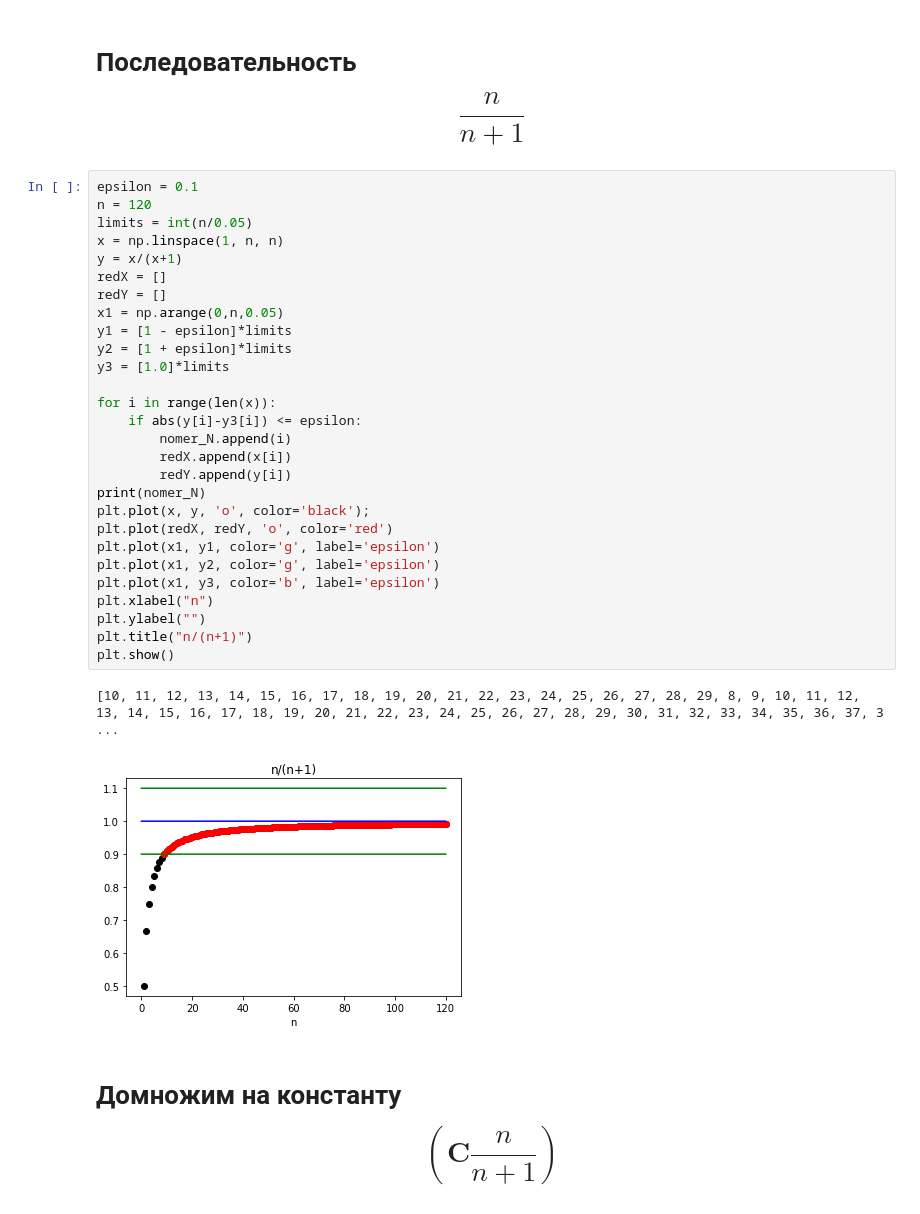
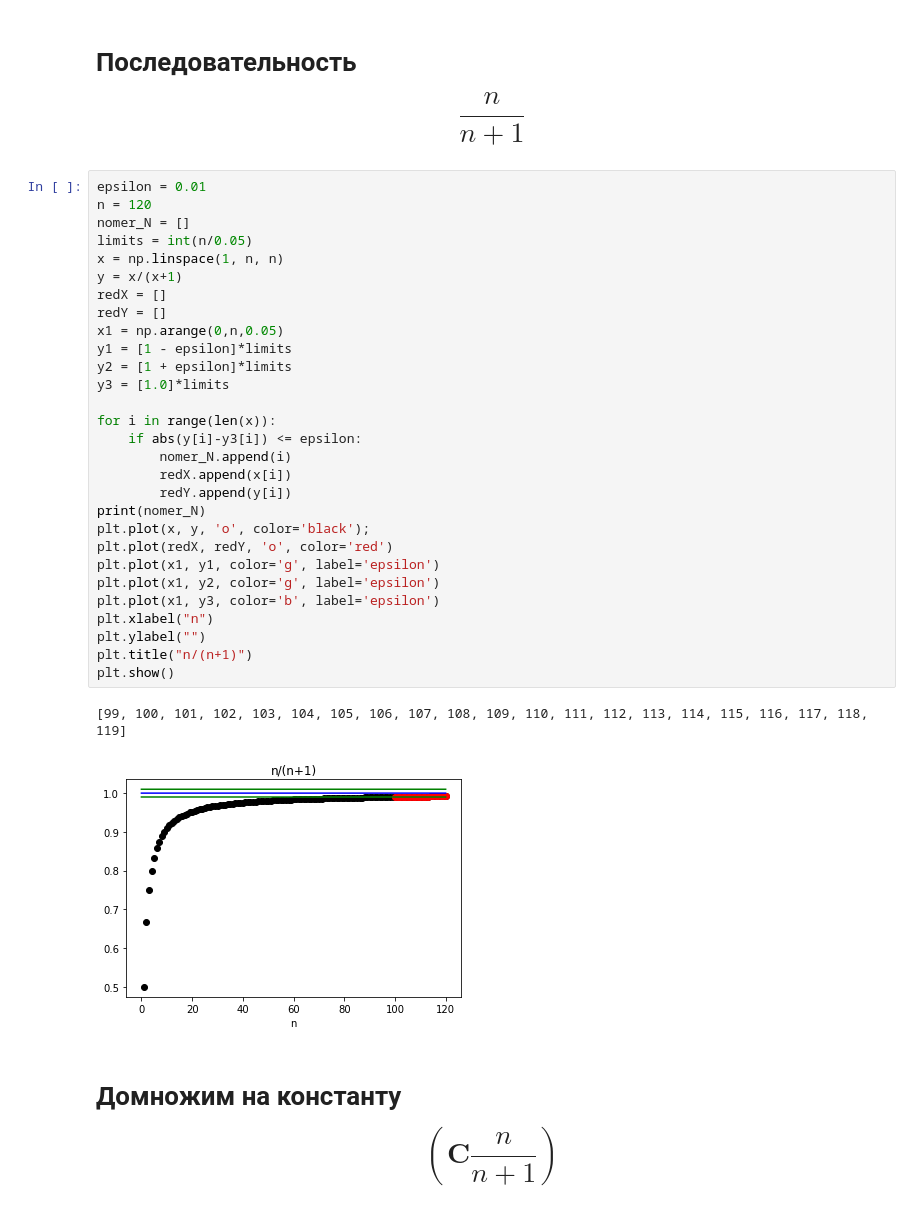
Before and after one commit to ryupepa/Calculus, a Jupyter notebook: math_lecture1-Copy1.ipynb, the cells around one changed output. Cells and saved outputs as stored; diff of their text form.

```diff
--- a/math_lecture1-Copy1.ipynb
+++ b/math_lecture1-Copy1.ipynb
@@ -140,36 +140,37 @@ plt.show()
 # %% [markdown]
 # Последовательность $$  \frac{n}{n+1} $$
 # %%
-epsilon = 0.1
+epsilon = 0.01
 n = 120
+nomer_N = []
 limits = int(n/0.05)
 x = np.linspace(1, n, n)
 y = x/(x+1)
 redX = []
 redY = []
 x1 = np.arange(0,n,0.05)
 y1 = [1 - epsilon]*limits
 y2 = [1 + epsilon]*limits
 y3 = [1.0]*limits
 
 for i in range(len(x)):
     if abs(y[i]-y3[i]) <= epsilon:
         nomer_N.append(i)
         redX.append(x[i])
         redY.append(y[i])
 print(nomer_N)
 plt.plot(x, y, 'o', color='black');
 plt.plot(redX, redY, 'o', color='red')
 plt.plot(x1, y1, color='g', label='epsilon')
 plt.plot(x1, y2, color='g', label='epsilon')
 plt.plot(x1, y3, color='b', label='epsilon')
 plt.xlabel("n")
 plt.ylabel("")
 plt.title("n/(n+1)")
 plt.show()
 # %% [output]
-[10, 11, 12, 13, 14, 15, 16, 17, 18, 19, 20, 21, 22, 23, 24, 25, 26, 27, 28, 29, 8, 9, 10, 11, 12, 13, 14, 15, 16, 17, 18, 19, 20, 21, 22, 23, 24, 25, 26, 27, 28, 29, 30, 31, 32, 33, 34, 35, 36, 37, 3 ...
+[99, 100, 101, 102, 103, 104, 105, 106, 107, 108, 109, 110, 111, 112, 113, 114, 115, 116, 117, 118, 119]
-[figure, old version]
+[figure, new version]
 # %% [markdown]
 # Домножим на константу  $$ \left( \textbf{C} \frac{n}{n+1} \right) $$
 # %%
```
Also changed, not shown: parts of 5 cells of this notebook.
